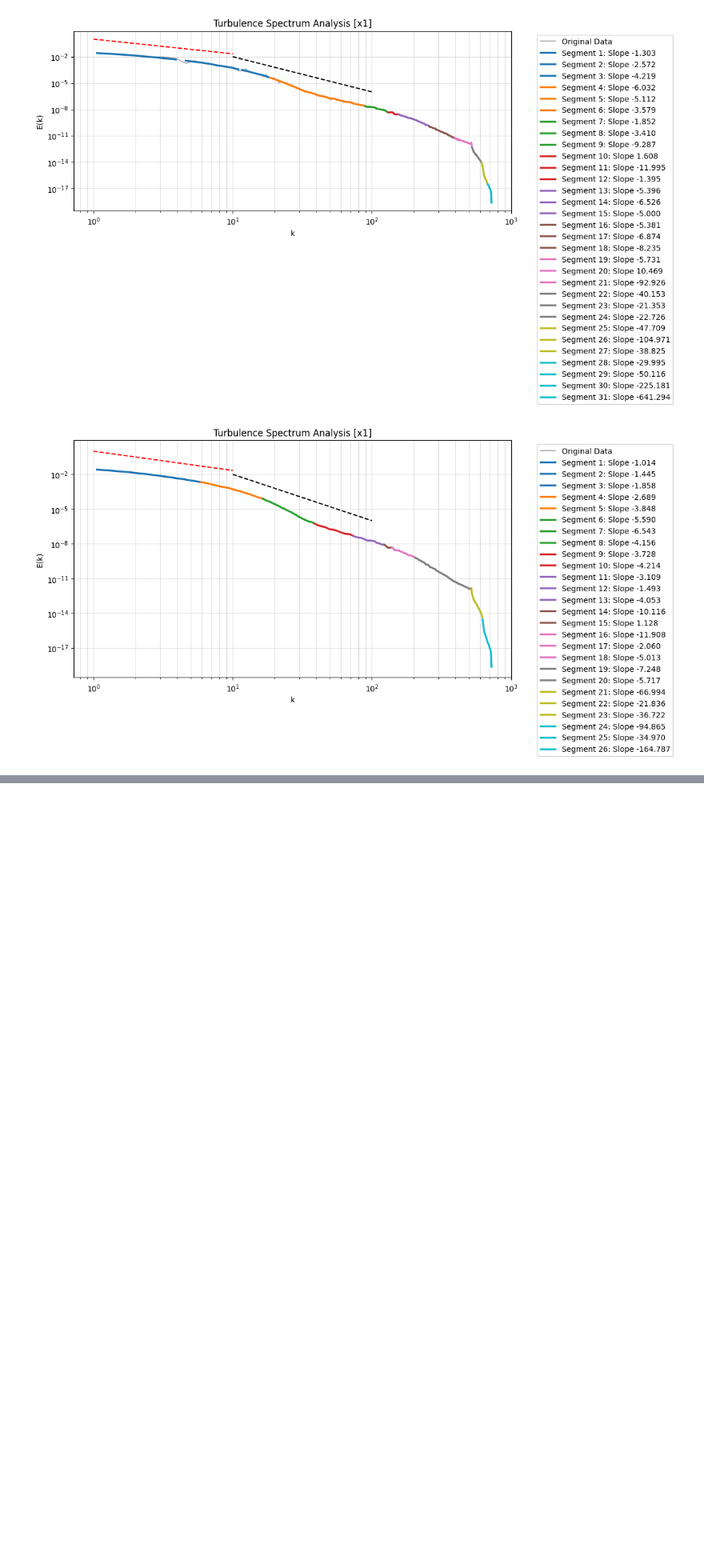
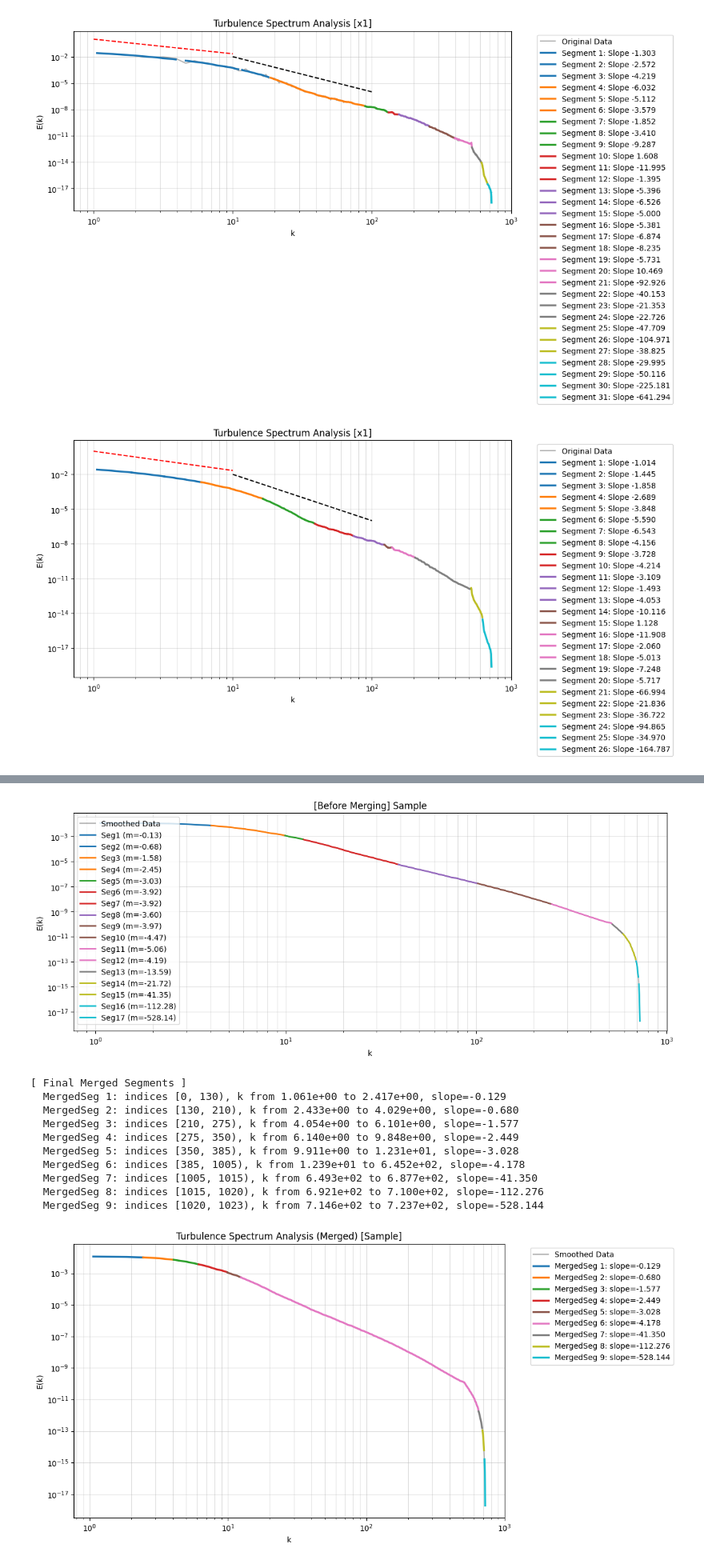
Before and after one commit to red1ithink/EnergySpectrum, a Jupyter notebook: tracking_range.ipynb, the cells around one changed output, grey strips where cells are left out. Shown at 80% size. Cells and saved outputs as stored; diff of their text form; code cells hidden in the pictures; blank space fills up the shorter version.

```diff
--- a/tracking_range.ipynb
+++ b/tracking_range.ipynb
@@ -416,0 +446,27 @@ Segment 26: indices 1020 to 1024, k from 7.10e+02 to 7.24e+02
+# %%
+all_ek = []
+
+for file in files:
+    k, e_k = get_ek(file)
+    e_k = e_k[1:]
+    all_ek.append(e_k)
+
+k = k[1:]
+all_ek = np.array(all_ek)
+mean_ek = np.mean(all_ek, axis=0)
+
+result = tr.tracking22_data_merged(k, mean_ek, pen=0.05, name='Sample')
+tr.tracking2_data(k, mean_ek, 0.05, 'x1')
+# %% [output]
+[figure, added]
+[ Final Merged Segments ]
+  MergedSeg 1: indices [0, 130), k from 1.061e+00 to 2.417e+00, slope=-0.129
+  MergedSeg 2: indices [130, 210), k from 2.433e+00 to 4.029e+00, slope=-0.680
+  MergedSeg 3: indices [210, 275), k from 4.054e+00 to 6.101e+00, slope=-1.577
+  MergedSeg 4: indices [275, 350), k from 6.140e+00 to 9.848e+00, slope=-2.449
+  MergedSeg 5: indices [350, 385), k from 9.911e+00 to 1.231e+01, slope=-3.028
+  MergedSeg 6: indices [385, 1005), k from 1.239e+01 to 6.452e+02, slope=-4.178
+  MergedSeg 7: indices [1005, 1015), k from 6.493e+02 to 6.877e+02, slope=-41.350
+  MergedSeg 8: indices [1015, 1020), k from 6.921e+02 to 7.100e+02, slope=-112.276
+  MergedSeg 9: indices [1020, 1023), k from 7.146e+02 to 7.237e+02, slope=-528.144
+[figure, added]
```
Also changed, not shown: parts of 4 cells of this notebook, 12 other files.
